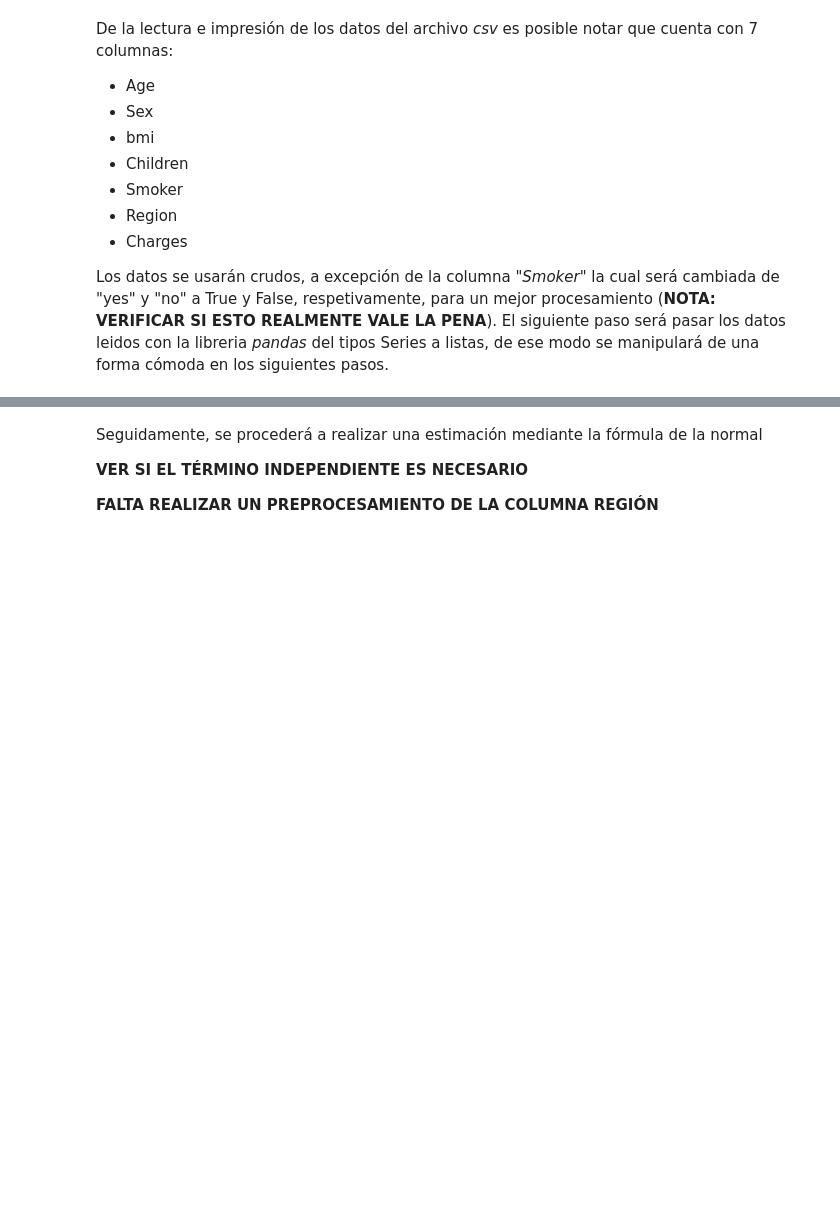
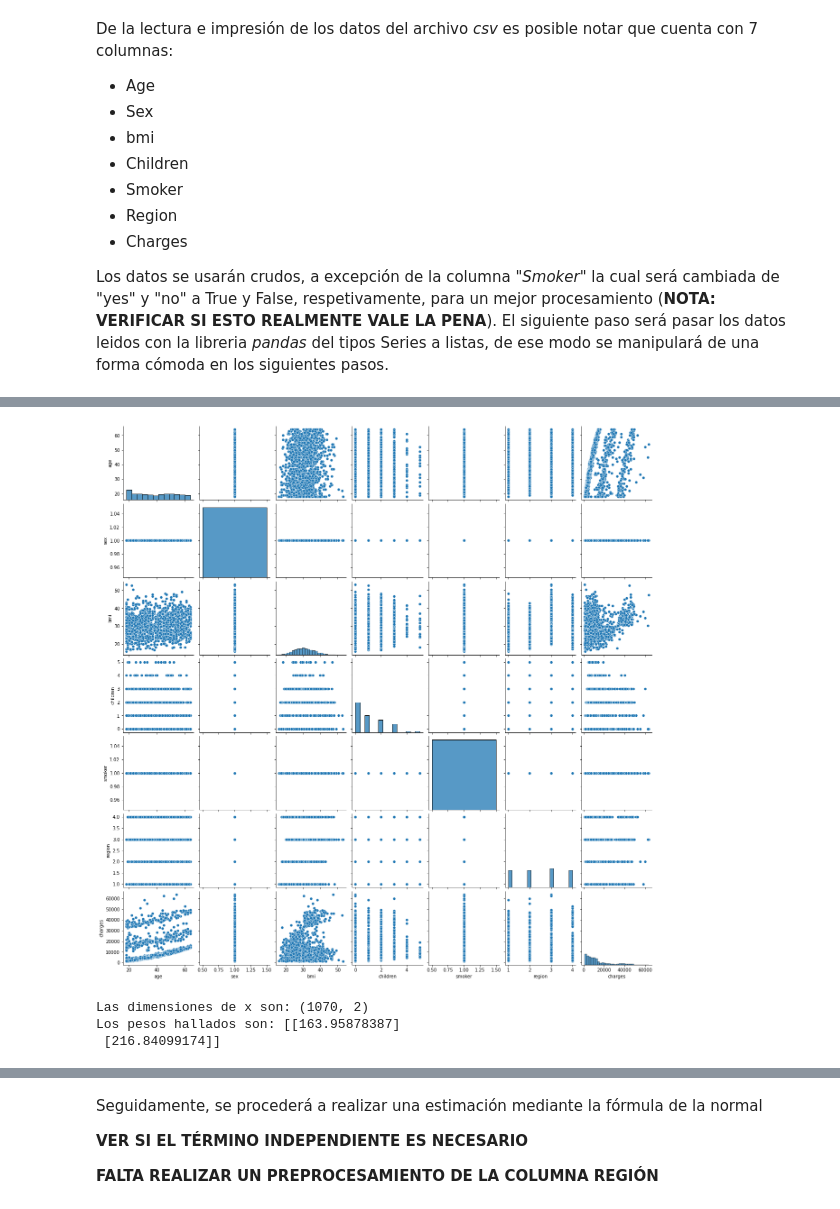
Before and after one commit to MDG99/Algoritmos-de-regresi-n, a Jupyter notebook: Estimación de un seguro.ipynb, the cells around one changed output, grey strips where cells are left out. Cells and saved outputs as stored; diff of their text form; code cells hidden in the pictures; blank space fills up the shorter version.

```diff
--- a/Estimación de un seguro.ipynb
+++ b/Estimación de un seguro.ipynb
@@ -38,3 +45,13 @@ De la lectura e impresión de los datos del archivo *csv* es posible notar que c
 - Charges
 
 Los datos se usarán crudos, a excepción de la columna *"Smoker"* la cual será cambiada de "yes" y "no" a True y False, respetivamente, para un mejor procesamiento (**NOTA: VERIFICAR SI ESTO REALMENTE VALE LA PENA**). El siguiente paso será pasar los datos leidos con la libreria *pandas* del tipos Series a listas, de ese modo se manipulará de una forma cómoda en los siguientes pasos.
+# %%
+#Preprocesamiento de datos
+insurance_file["sex"] = [(1.0, 2.0)["female"==s] for s in insurance_file["sex"]]
+insurance_file["smoker"] = [(1.0, 2.0)["yes"==s] for s in insurance_file["smoker"]]
+insurance_file["region"] = [(s, 1.0)["northeast"==s] for s in insurance_file["region"]]
+insurance_file["region"] = [(s, 2.0)["northwest"==s] for s in insurance_file["region"]]
+insurance_file["region"] = [(s, 3.0)["southeast"==s] for s in insurance_file["region"]]
+insurance_file["region"] = [(s, 4.0)["southwest"==s] for s in insurance_file["region"]]
+
+print(insurance_file["region"])
@@ -40,0 +71,5 @@ Los datos se usarán crudos, a excepción de la columna *"Smoker"* la cual será
+# %%
+sns.pairplot(insurance_file)
+plt.show()
+# %% [output]
+[figure, added]
@@ -40,0 +85,14 @@ Los datos se usarán crudos, a excepción de la columna *"Smoker"* la cual será
+# %%
+#Entrenando
+#Sacamos los valores que nos interesan del dataset en forma de arreglo
+#qty = np.shape(age) # Término independiente
+#x = np.array([age, sex, bmi, smoker, np.ones(qty)], dtype=float).T #Combinación de 5 columnas (age, sex, bmi, smoker y region)
+#Ecuación Normal para hallar los pesos
+w = np.linalg.inv(x_train.T @ x_train) @ x_train.T @ y_train
+
+print(f"Las dimensiones de x son: {np.shape(x_train)}")
+print(f"Los pesos hallados son: {w}")
+# %% [output]
+Las dimensiones de x son: (1070, 2)
+Los pesos hallados son: [[163.95878387]
+ [216.84099174]]
```
Also changed, not shown: parts of 5 cells of this notebook.
